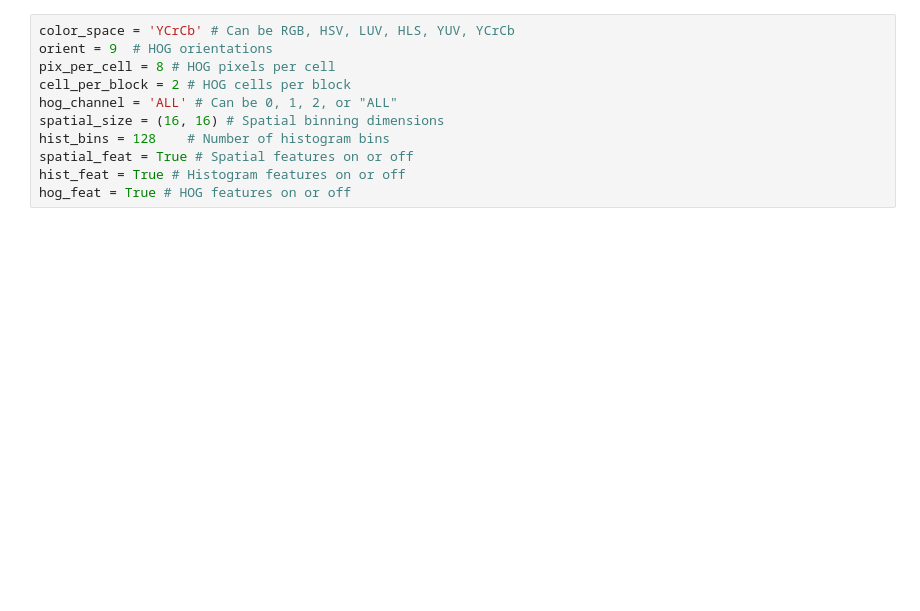
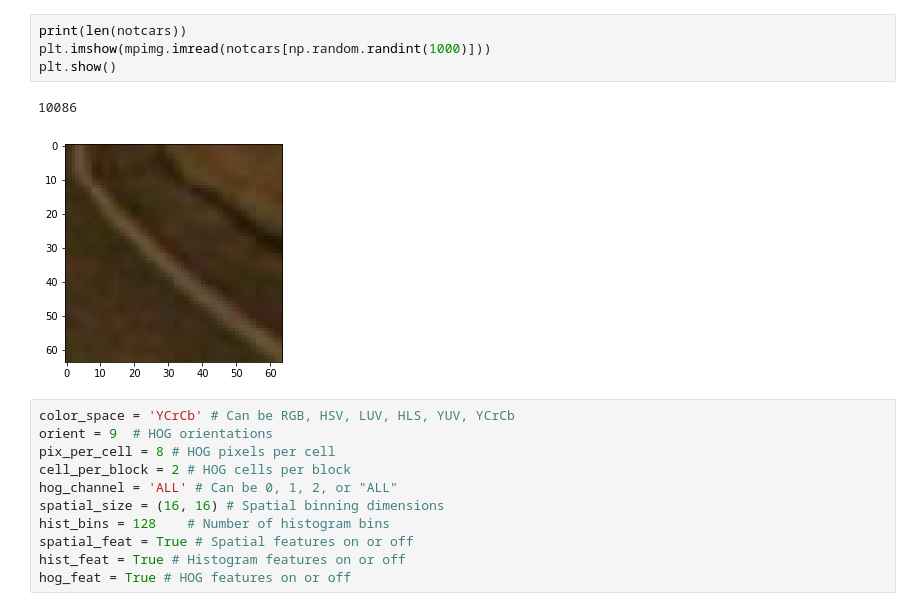
Before and after one commit to AntoniaSophia/VehicleDetection, a Jupyter notebook: solution/VehicleDetection.ipynb, the cells around one changed output. Drawn from its saved outputs; the diff is of its cells as text; blank space fills up the shorter version.

```diff
--- a/solution/VehicleDetection.ipynb
+++ b/solution/VehicleDetection.ipynb
@@ -37,3 +34,10 @@ print(len(notcars))
+# %%
+print(len(notcars))
+plt.imshow(mpimg.imread(notcars[np.random.randint(1000)]))
+plt.show()
+# %% [output]
+10086
+[figure, added]
 # %%
 color_space = 'YCrCb' # Can be RGB, HSV, LUV, HLS, YUV, YCrCb
 orient = 9  # HOG orientations
```
Also changed, not shown: parts of 9 cells of this notebook, 3 other files.
